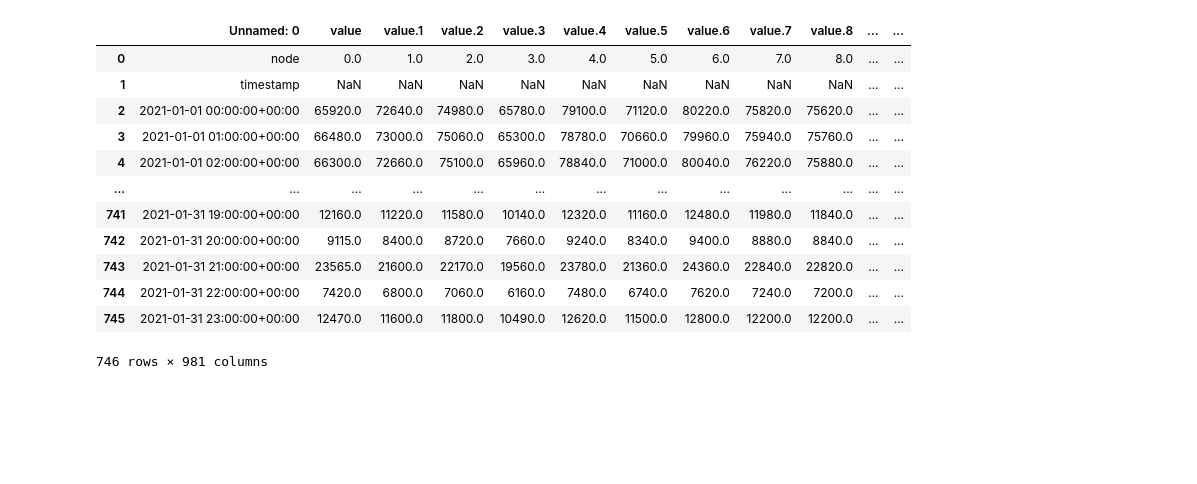
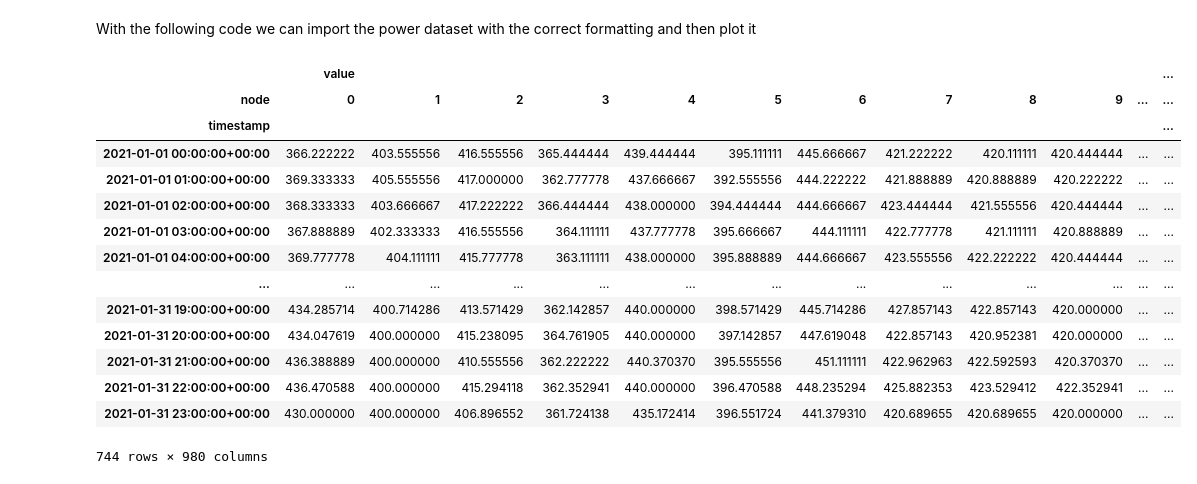
Before and after one commit to LSquarzoni/GreenTeam, a Jupyter notebook: PWR_Dataset_plotting.ipynb, the cells around one changed output. Drawn from its saved outputs; the diff is of its cells as text; code cells hidden in the pictures; blank space fills up the shorter version.

Commit message:
Finished the task related to power

```diff
--- a/PWR_Dataset_plotting.ipynb
+++ b/PWR_Dataset_plotting.ipynb
@@ -1,3 +1,5 @@
+# %% [markdown]
+With the following code we can import the power dataset with the correct formatting and then plot it
 # %%
 # Importing packages
 import matplotlib.pyplot as plt
@@ -8,19 +10,21 @@ import pyarrow
 from datetime import datetime, timedelta
 # %%
 # Dataset import from CSV file
-dataset_P = pd.read_csv('PowerDataset_pivoted.csv')
+dataset_P = pd.read_csv('PowerDataset_pivoted.csv', index_col=0, header=[0, 1], parse_dates=True)
 dataset_P
 # %% [output]
-|  | Unnamed: 0 | value | value.1 | value.2 | value.3 | value.4 | value.5 | value.6 | value.7 | value.8 | ... | ... |
-| 0 | node | 0.0 | 1.0 | 2.0 | 3.0 | 4.0 | 5.0 | 6.0 | 7.0 | 8.0 | ... | ... |
-| 1 | timestamp | NaN | NaN | NaN | NaN | NaN | NaN | NaN | NaN | NaN | ... | ... |
-| 2 | 2021-01-01 00:00:00+00:00 | 65920.0 | 72640.0 | 74980.0 | 65780.0 | 79100.0 | 71120.0 | 80220.0 | 75820.0 | 75620.0 | ... | ... |
-| 3 | 2021-01-01 01:00:00+00:00 | 66480.0 | 73000.0 | 75060.0 | 65300.0 | 78780.0 | 70660.0 | 79960.0 | 75940.0 | 75760.0 | ... | ... |
-| 4 | 2021-01-01 02:00:00+00:00 | 66300.0 | 72660.0 | 75100.0 | 65960.0 | 78840.0 | 71000.0 | 80040.0 | 76220.0 | 75880.0 | ... | ... |
+|  | value |  |  |  |  |  |  |  |  |  |  | ... |
+| node | 0 | 1 | 2 | 3 | 4 | 5 | 6 | 7 | 8 | 9 | ... | ... |
+| timestamp |  |  |  |  |  |  |  |  |  |  |  | ... |
+| 2021-01-01 00:00:00+00:00 | 366.222222 | 403.555556 | 416.555556 | 365.444444 | 439.444444 | 395.111111 | 445.666667 | 421.222222 | 420.111111 | 420.444444 | ... | ... |
+| 2021-01-01 01:00:00+00:00 | 369.333333 | 405.555556 | 417.000000 | 362.777778 | 437.666667 | 392.555556 | 444.222222 | 421.888889 | 420.888889 | 420.222222 | ... | ... |
+| 2021-01-01 02:00:00+00:00 | 368.333333 | 403.666667 | 417.222222 | 366.444444 | 438.000000 | 394.444444 | 444.666667 | 423.444444 | 421.555556 | 420.444444 | ... | ... |
+| 2021-01-01 03:00:00+00:00 | 367.888889 | 402.333333 | 416.555556 | 364.111111 | 437.777778 | 395.666667 | 444.111111 | 422.777778 | 421.111111 | 420.888889 | ... | ... |
+| 2021-01-01 04:00:00+00:00 | 369.777778 | 404.111111 | 415.777778 | 363.111111 | 438.000000 | 395.888889 | 444.666667 | 423.555556 | 422.222222 | 420.444444 | ... | ... |
 | ... | ... | ... | ... | ... | ... | ... | ... | ... | ... | ... | ... | ... |
-| 741 | 2021-01-31 19:00:00+00:00 | 12160.0 | 11220.0 | 11580.0 | 10140.0 | 12320.0 | 11160.0 | 12480.0 | 11980.0 | 11840.0 | ... | ... |
-| 742 | 2021-01-31 20:00:00+00:00 | 9115.0 | 8400.0 | 8720.0 | 7660.0 | 9240.0 | 8340.0 | 9400.0 | 8880.0 | 8840.0 | ... | ... |
-| 743 | 2021-01-31 21:00:00+00:00 | 23565.0 | 21600.0 | 22170.0 | 19560.0 | 23780.0 | 21360.0 | 24360.0 | 22840.0 | 22820.0 | ... | ... |
-| 744 | 2021-01-31 22:00:00+00:00 | 7420.0 | 6800.0 | 7060.0 | 6160.0 | 7480.0 | 6740.0 | 7620.0 | 7240.0 | 7200.0 | ... | ... |
-| 745 | 2021-01-31 23:00:00+00:00 | 12470.0 | 11600.0 | 11800.0 | 10490.0 | 12620.0 | 11500.0 | 12800.0 | 12200.0 | 12200.0 | ... | ... |
+| 2021-01-31 19:00:00+00:00 | 434.285714 | 400.714286 | 413.571429 | 362.142857 | 440.000000 | 398.571429 | 445.714286 | 427.857143 | 422.857143 | 420.000000 | ... | ... |
+| 2021-01-31 20:00:00+00:00 | 434.047619 | 400.000000 | 415.238095 | 364.761905 | 440.000000 | 397.142857 | 447.619048 | 422.857143 | 420.952381 | 420.000000 | ... | ... |
+| 2021-01-31 21:00:00+00:00 | 436.388889 | 400.000000 | 410.555556 | 362.222222 | 440.370370 | 395.555556 | 451.111111 | 422.962963 | 422.592593 | 420.370370 | ... | ... |
+| 2021-01-31 22:00:00+00:00 | 436.470588 | 400.000000 | 415.294118 | 362.352941 | 440.000000 | 396.470588 | 448.235294 | 425.882353 | 423.529412 | 422.352941 | ... | ... |
+| 2021-01-31 23:00:00+00:00 | 430.000000 | 400.000000 | 406.896552 | 361.724138 | 435.172414 | 396.551724 | 441.379310 | 420.689655 | 420.689655 | 420.000000 | ... | ... |
-746 rows × 981 columns
+744 rows × 980 columns
```
Also changed, not shown: parts of 3 cells of this notebook, 2 other files.
